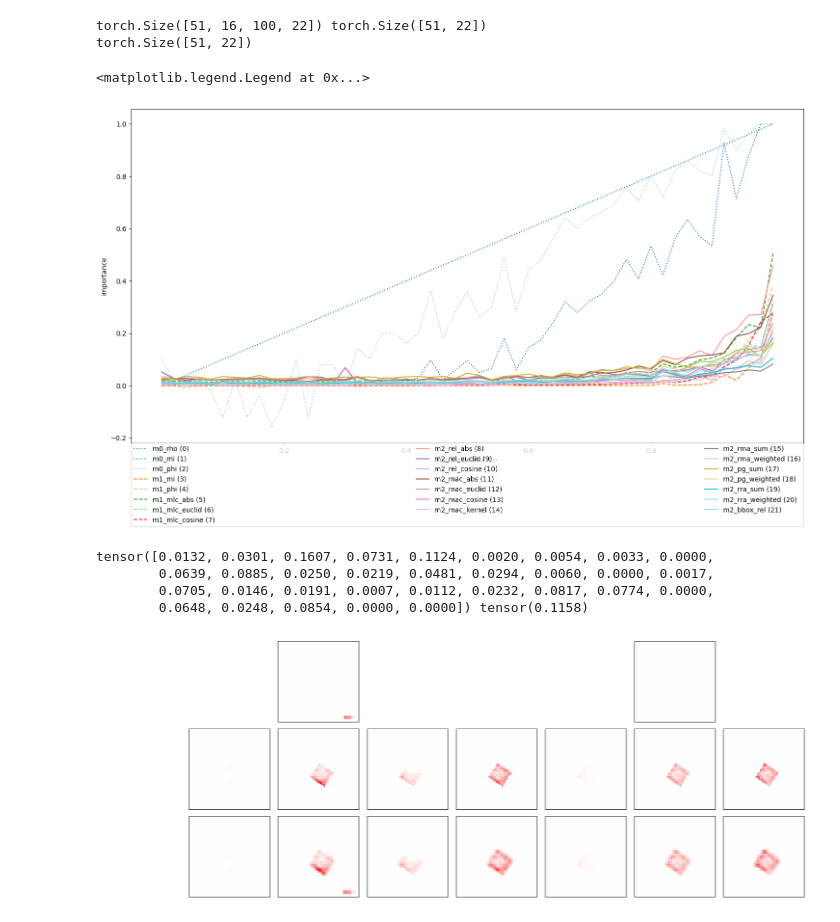
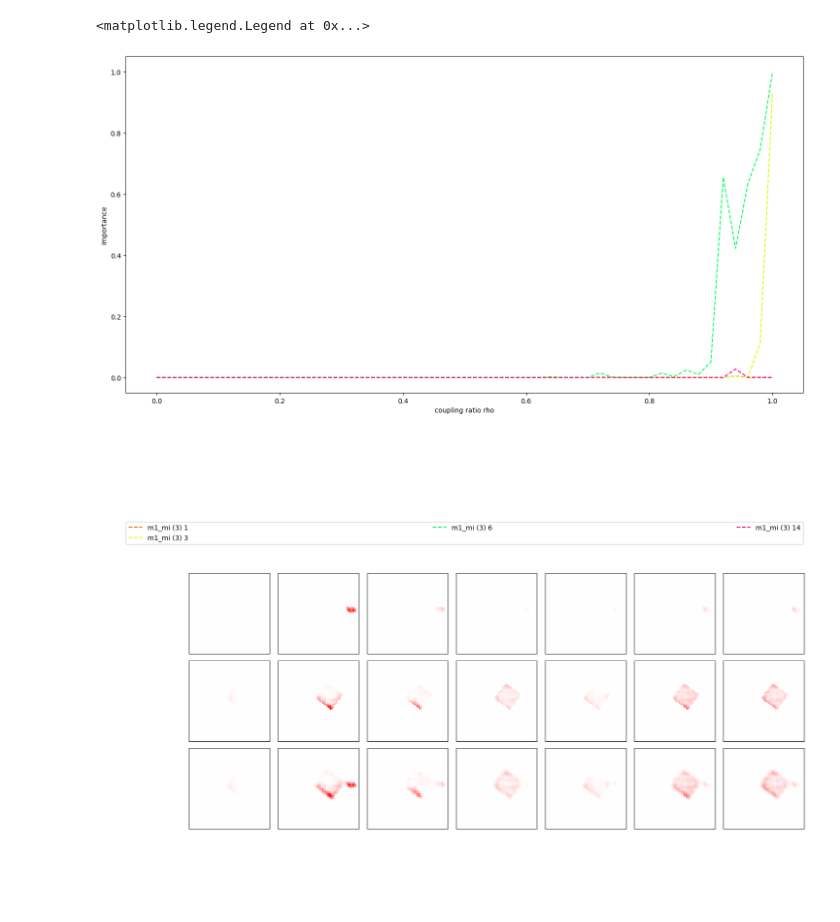
Before and after one commit to lillijo/xai-evaluation-master-thesis, a Jupyter notebook: experiments/compare_measures.ipynb, the cells around one changed output. Drawn from its saved outputs; the diff is of its cells as text; code cells hidden in the pictures; blank space fills up the shorter version.

```diff
--- a/experiments/compare_measures.ipynb
+++ b/experiments/compare_measures.ipynb
@@ -113,7 +162,7 @@ plt.legend(bbox_to_anchor=(1., 0.57,0.6, 0.0), loc='lower left',ncols=1, )
 # %%
-import pickle
+# MI and PHI over seeds
 
-with open("m1_mi_6400.pickle", "rb") as f:
+with open("pf_128.pickle", "rb") as f:
     m1_mi = pickle.load(f)
 
 biases = list(np.round(np.linspace(0, 1, 51), 3))
@@ -127,7 +176,7 @@ fig, axs = plt.subplots(
         gridspec_kw={"wspace": 0.0, "hspace": 0},
     )
 for s in range(16):
-    axs[s //4, s % 4].set_ylim([-0.05, 1])
+    axs[s //4, s % 4].set_ylim([-0.05, 1.1])
     axs[s //4, s % 4].set_xlabel("coupling ratio rho")
     axs[s //4, s % 4].set_ylabel("MI/Phi-Correlation")
     if s // 4 != 3 :
@@ -139,6 +188,8 @@ for s in range(16):
         f"seed {s}",
         size=12,
     )
+    axs[s //4, s % 4].plot(biases, biases,linewidth=1, label="Rho", linestyle="dotted", color="gray", alpha=0.4)
+    axs[s //4, s % 4].plot(biases, torch.mean(gt_measures[:,:,1,1], dim=1),linewidth=1, label="shape - watermark\nphi-correlation", linestyle="dashed", color="#088", alpha=0.4)
     axs[s //4, s % 4].plot(biases, m1_mi[:,s,0],linewidth=2, label="MI (data unbiased) prediction - watermark", color="#f00")
-    axs[s //4, s % 4].plot(biases, m1_mi[:,s,1],linewidth=2, label="Phi (data unbiased) prediction - watermark", color="#088")
+    #axs[s //4, s % 4].plot(biases, m1_mi[:,s,1],linewidth=2, label="Phi (data unbiased) prediction - watermark", color="#088")
 # %% [output]
@@ -146,3 +197,3 @@ for s in range(16):
 # %%
-with open("all_measures_100.pickle", "rb") as f:
+with open("all_measures_128.pickle", "rb") as f:
     per_sample = pickle.load(f)
@@ -149,40 +409,37 @@ with open("all_measures_100.pickle", "rb") as f:
 # %%
+# MEASURES OVER SINGLE SEEDS
+
 biases = list(np.round(np.linspace(0, 1, 51), 3))
-takeing = range(len(ALL_MEASURES))
-#m_per_rho = torch.sum(data, dim=(1, 2))
+takeing = [3]#,12,16,18, 20] #range(len(ALL_MEASURES))
 ls = ["dotted", "dashed", "solid"]
-per_rho = torch.mean(per_sample, dim=(1,2))
-print(per_sample.shape, per_rho.shape)
-normalized = per_rho / torch.max(per_rho, dim=0).values
-print(normalized.shape)
+per_rho = torch.mean(per_sample, dim=(2))
 
-colors = matplotlib.cm.tab20(np.linspace(0, 1, len(ALL_MEASURES)))#len(takeing)))
+#colors = matplotlib.cm.tab20(np.linspace(0, 1, len(takeing)))
+colors = matplotlib.cm.hsv(np.linspace(0, 1, 16))
 use_m = []
 plt.figure(figsize=(18,9))
 for en, i in enumerate(takeing):
-    #for s in range(16):
-    l = ALL_MEASURES[i]
-    label = f"{l} ({i})" #if s == 0 else ""
-    vals = per_rho[:,i] / enums[i][2] #normalized[:,i],
-    if  l: #.startswith("m2_mac") #"bbox" in l or "kernel" in
-        plt.plot(
-            biases,
-            vals,
-            label=label,
-            linestyle=ls[int(l[1])],
-            c=colors[en],
-        )
+    for num in [1,3,6,14]:
+        l = ALL_MEASURES[i]
+        label = f"{l} ({i}) {num}"
+        vals = per_rho[:,num, i] / enums[i][2]
+        if  l: #.startswith("m2_mac")
+            plt.plot(
+                biases,
+                vals,
+                label=label,
+                linestyle=ls[int(l[1])],
+                c=colors[num],
+            )
 
 #plt.title("All measures summed over samples and seeds")
 plt.ylabel("importance")
 plt.xlabel("coupling ratio rho")
-plt.legend(bbox_to_anchor=(0., -0.25, 1., .102), loc='lower left',
+plt.legend(bbox_to_anchor=(0., -0.45, 1., .102), loc='lower left',
                       ncols=3, mode="expand", borderaxespad=0.)
 # %% [output]
-torch.Size([51, 16, 100, 22]) torch.Size([51, 22])
-torch.Size([51, 22])
+<matplotlib.legend.Legend at 0x...>
-<matplotlib.legend.Legend at 0x...>
-[figure, old version]
+[figure, new version]
 # %%
 from measures0_to_2 import AllMeasures
 
@@ -192,7 +449,7 @@ name = to_name(bias, num_it)
 NAME = "../clustermodels/final"
 ms = AllMeasures("../dsprites-dataset/images/", 5)
 layer_name = "convolutional_layers.6"
-index = 98900
+index = 159500
 model = load_model(NAME, bias, num_it)
 crpa = CRPAttribution(model, ms.ds, "test", name)
 
@@ -237,11 +494,7 @@ for attr in crpa.attribution.generate(
 images = images.detach()
 my_plot_grid(images, 3, nlen, resize=3, norm=True)
 # %% [output]
-tensor([0.0132, 0.0301, 0.1607, 0.0731, 0.1124, 0.0020, 0.0054, 0.0033, 0.0000,
-        0.0639, 0.0885, 0.0250, 0.0219, 0.0481, 0.0294, 0.0060, 0.0000, 0.0017,
-        0.0705, 0.0146, 0.0191, 0.0007, 0.0112, 0.0232, 0.0817, 0.0774, 0.0000,
-        0.0648, 0.0248, 0.0854, 0.0000, 0.0000]) tensor(0.1158)
-[figure, old version]
+[figure, new version]
 # %%
 image1 = ms.ds.load_image_wm(index, True)
 image0 = ms.ds.load_image_wm(index, False)
```
Also changed, not shown: parts of 23 cells of this notebook, 4 other files.
